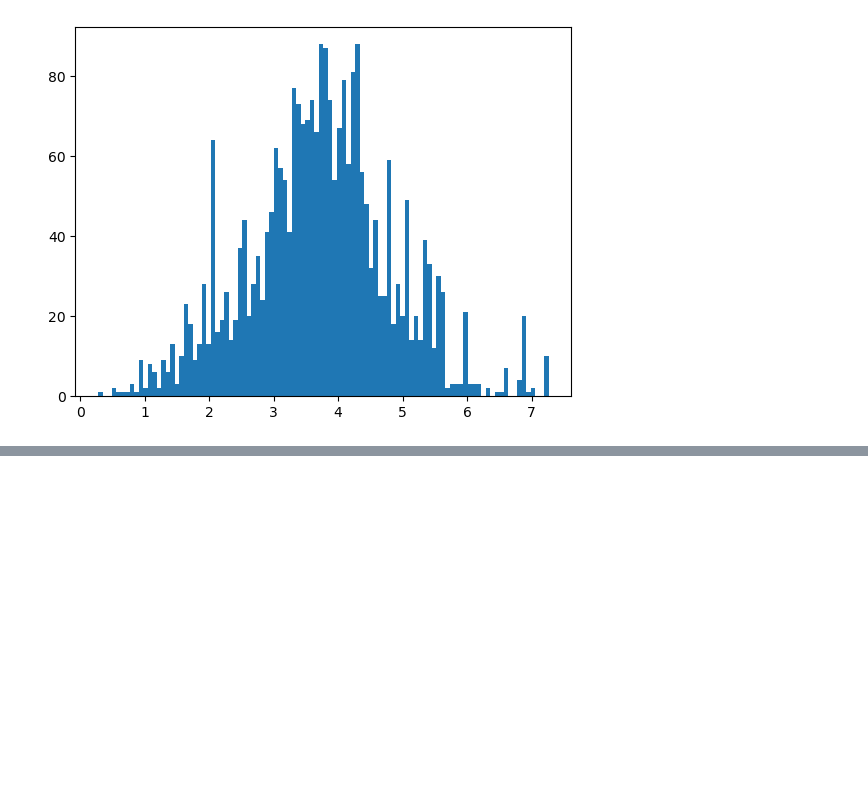
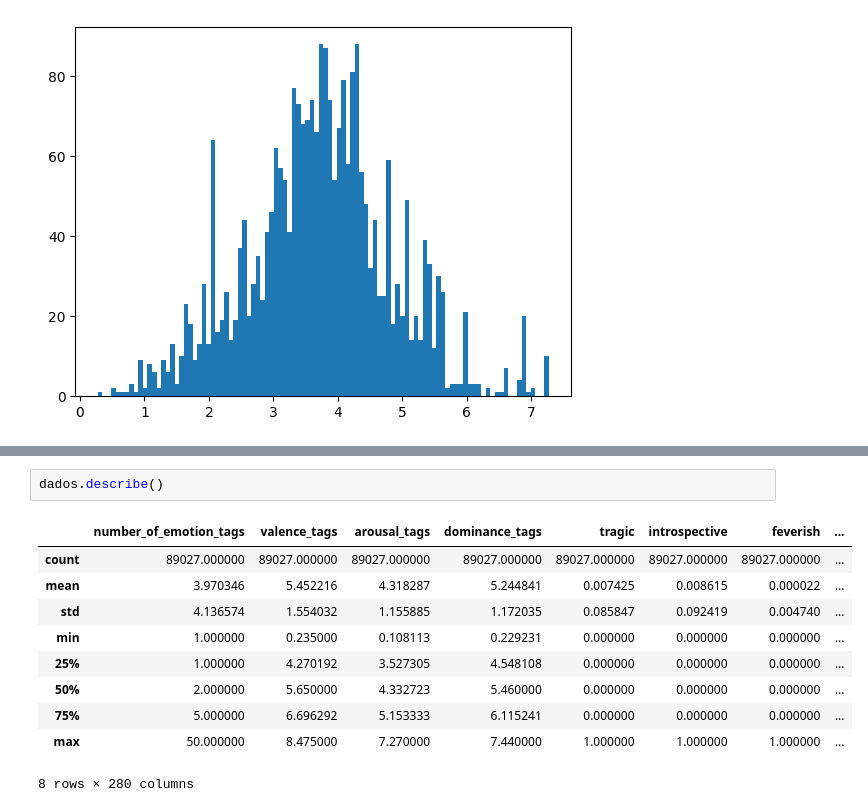
Before and after one commit to Texugo-928/EDA_Projeto_Sentimento_Musical, a Jupyter notebook: projeto-annaclara.ipynb, the cells around one changed output, grey strips where cells are left out. Cells and saved outputs as stored; diff of their text form; blank space fills up the shorter version.

```diff
--- a/projeto-annaclara.ipynb
+++ b/projeto-annaclara.ipynb
@@ -572,0 +581,13 @@ plt.show()
+# %%
+dados.describe()
+# %% [output]
+|  | number_of_emotion_tags | valence_tags | arousal_tags | dominance_tags | tragic | introspective | feverish | ... |
+| count | 89027.000000 | 89027.000000 | 89027.000000 | 89027.000000 | 89027.000000 | 89027.000000 | 89027.000000 | ... |
+| mean | 3.970346 | 5.452216 | 4.318287 | 5.244841 | 0.007425 | 0.008615 | 0.000022 | ... |
+| std | 4.136574 | 1.554032 | 1.155885 | 1.172035 | 0.085847 | 0.092419 | 0.004740 | ... |
+| min | 1.000000 | 0.235000 | 0.108113 | 0.229231 | 0.000000 | 0.000000 | 0.000000 | ... |
+| 25% | 1.000000 | 4.270192 | 3.527305 | 4.548108 | 0.000000 | 0.000000 | 0.000000 | ... |
+| 50% | 2.000000 | 5.650000 | 4.332723 | 5.460000 | 0.000000 | 0.000000 | 0.000000 | ... |
+| 75% | 5.000000 | 6.696292 | 5.153333 | 6.115241 | 0.000000 | 0.000000 | 0.000000 | ... |
+| max | 50.000000 | 8.475000 | 7.270000 | 7.440000 | 1.000000 | 1.000000 | 1.000000 | ... |
+8 rows × 280 columns
```
Also changed, not shown: parts of 29 cells of this notebook.
